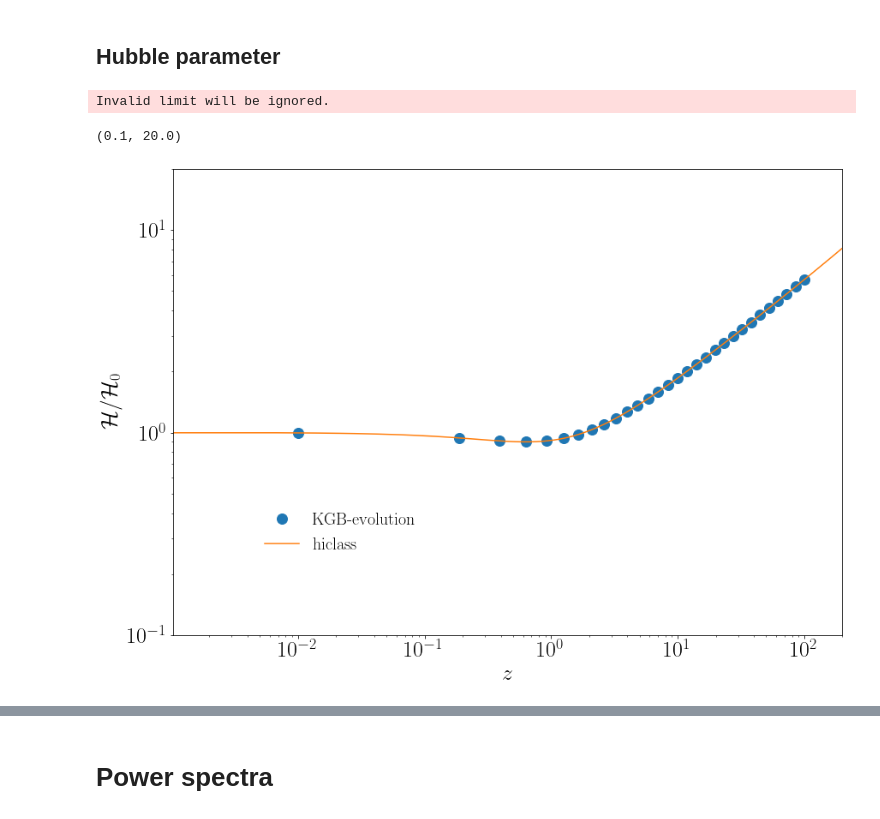
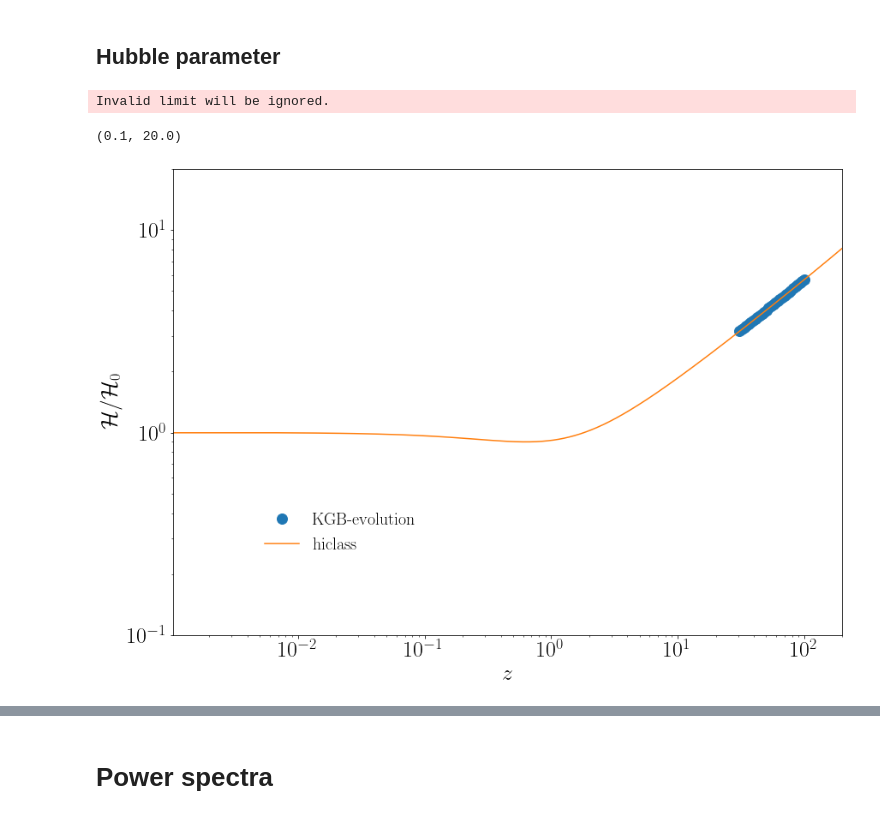
Before and after one commit to FarbodHassani/KGBevolution, a Jupyter notebook: notebook-analysis/KGB_evolution.ipynb, the cells around one changed output, grey strips where cells are left out. Drawn from its saved outputs; the diff is of its cells as text; code cells hidden in the pictures.

```diff
--- a/notebook-analysis/KGB_evolution.ipynb
+++ b/notebook-analysis/KGB_evolution.ipynb
@@ -28,8 +28,8 @@ def nested_dict(n, type):
 data = nested_dict(5, list)
 # %%
 # redshifts=[100, 30, 10, 3, 1, 0];
-redshifts=[100, 30, 10, 3, 1, 0];
-address_ref='/Users/farbod/Packages/gevolution-1.2/output/'
+redshifts=[100, 90, 80, 50 , 30 ];
+# address_ref='/Users/farbod/Packages/gevolution-1.2/output/'
 
 for i in range(np.shape(redshifts)[0]):
     data['kgb_ev']['pi']['z='+str(redshifts[i])] = np.loadtxt("./../output/EFT_pk00"+str(i)+"_pi_mg.dat")
@@ -40,18 +40,34 @@ for i in range(np.shape(redshifts)[0]):
     data['kgb_ev']['hij']['z='+str(redshifts[i])] = np.loadtxt("./../output/EFT_pk00"+str(i)+"_hij.dat")
     data['kgb_ev']['B']['z='+str(redshifts[i])] = np.loadtxt("./../output/EFT_pk00"+str(i)+"_B.dat")
 
-    data['gev']['m']['z='+str(redshifts[i])] = np.loadtxt(address_ref+"lcdm_pk00"+str(i)+"_delta.dat")
-    data['gev']['phi']['z='+str(redshifts[i])] = np.loadtxt(address_ref+"lcdm_pk00"+str(i)+"_phi.dat")
-    data['gev']['chi']['z='+str(redshifts[i])] = np.loadtxt(address_ref+"lcdm_pk00"+str(i)+"_chi.dat")
-    data['gev']['hij']['z='+str(redshifts[i])] = np.loadtxt(address_ref+"lcdm_pk00"+str(i)+"_hij.dat")
-    data['gev']['B']['z='+str(redshifts[i])] = np.loadtxt(address_ref+"lcdm_pk00"+str(i)+"_B.dat")
+#     data['gev']['m']['z='+str(redshifts[i])] = np.loadtxt(address_ref+"lcdm_pk00"+str(i)+"_delta.dat")
+#     data['gev']['phi']['z='+str(redshifts[i])] = np.loadtxt(address_ref+"lcdm_pk00"+str(i)+"_phi.dat")
+#     data['gev']['chi']['z='+str(redshifts[i])] = np.loadtxt(address_ref+"lcdm_pk00"+str(i)+"_chi.dat")
+#     data['gev']['hij']['z='+str(redshifts[i])] = np.loadtxt(address_ref+"lcdm_pk00"+str(i)+"_hij.dat")
+#     data['gev']['B']['z='+str(redshifts[i])] = np.loadtxt(address_ref+"lcdm_pk00"+str(i)+"_B.dat")
 
-    data['class_tk']['z='+str(redshifts[i])] = np.loadtxt("./../../hi_class_pub_devel//output/kgb_hiclass_z"+str(i+1)+"_tk.dat")
+#     data['class_tk']['z='+str(redshifts[i])] = np.loadtxt("./../../hi_class_pub_devel_test//output/kgb_hiclass_z"+str(i+1)+"_tk.dat")
+#     data['class_pk']['z='+str(redshifts[i])] = np.loadtxt("./../../hi_class_pub_devel_test/output/kgb_hiclass_z"+str(i+1)+"_pk.dat")
+
+    data['class_tk']['z='+str(redshifts[i])] = np.loadtxt("./../../hi_class_pub_devel///output/kgb_hiclass_z"+str(i+1)+"_tk.dat")
     data['class_pk']['z='+str(redshifts[i])] = np.loadtxt("./../../hi_class_pub_devel/output/kgb_hiclass_z"+str(i+1)+"_pk.dat")
 
 gev_bg= np.loadtxt("./../output/EFT_background.dat")
-bg= np.loadtxt("./../../hi_class_pub_devel/output/kgb_hiclass_background.dat")
+bg= np.loadtxt("./../../hi_class_pub_devel//output/kgb_hiclass_background.dat")
+# bg_test= np.loadtxt("./../../hi_class_pub_devel/output/kgb_hiclass_background.dat")
+
 Hconf_hiclass = interpolate.interp1d(1./(1.+bg[:,0]) ,bg[:,3])
+
+
+### cosmological params:
+As=2.215*1.e-9;
+h=0.67556;
+kp=0.05/h;
+ns=0.9619;
+cs2=1.e-4;
+c=2.99792458*1.e5; #Km/s
+H0=100*h/c; #H0 in 1/Mpc unit. 0.00022593979933110373
+w=-0.9;
 # %% [markdown]
 # Background test
 # %% [markdown]
@@ -87,27 +103,27 @@ Invalid limit will be ignored.
 # %%
 plt.rc('text', usetex=True)
 font = {'family' : 'normal',
         'weight' : 'bold',
         'size'   : text_size}
 
 matplotlib.rc('font', **font)
 plt.figure(figsize=(14,10))
 
-Boxsize = 20000.0 # Mpc/h
+Boxsize = 200000.0 # Mpc/h
 num=4
 plt.plot(1./gev_bg[::num,2]-1,gev_bg[::num,3] ,"o",markersize=12,label=r"KGB-evolution")
 # hiclass:
 a = 1./(1.+bg[:,0])
 plt.plot(bg[:,0],bg[:,3]*a/bg[-1:,3],label=r"hiclass")
 
 plt.yscale('log')
 plt.xscale('log')
 plt.ylabel(r"$\mathcal{H}/\mathcal{H}_0$")
 plt.xlabel(r"$z$")
 plt.legend(fontsize=20,bbox_to_anchor=[0.25,0.22],loc="center",frameon=False)
 plt.xlim(0,200)
 plt.ylim(1.e-1,2.e1)
 # %% [output]
 Invalid limit will be ignored.
 (0.1, 20.0)
-[figure, old version]
+[figure, new version]
```
Also changed, not shown: parts of 14 cells of this notebook, 7 other files.
